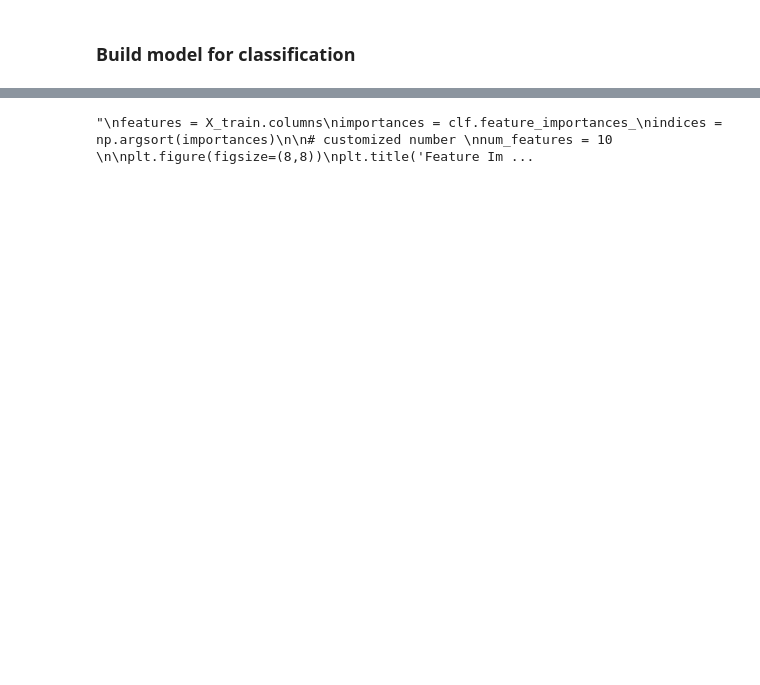
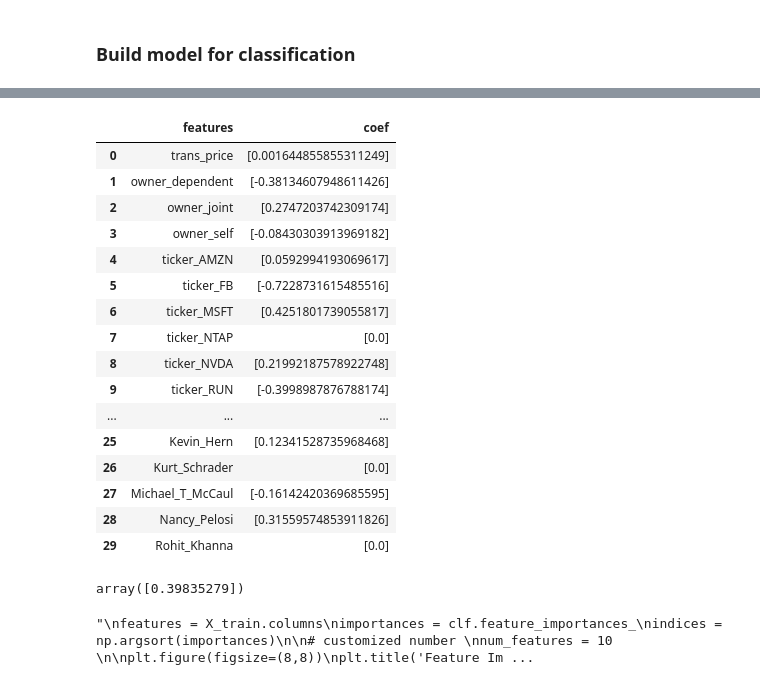
Before and after one commit to MSIA/2022-msia423-Dhatwalia-Narin-project, a Jupyter notebook: notebooks/develop/Dataset Testing .ipynb, the cells around one changed output, grey strips where cells are left out. Saved outputs shown, nothing was run; the diff lists cells and outputs as text; code cells hidden in the pictures; blank space fills up the shorter version.

```diff
--- a/notebooks/develop/Dataset Testing .ipynb
+++ b/notebooks/develop/Dataset Testing .ipynb
@@ -301,3 +336,27 @@ metrics.plot_roc_curve(clf, X_test, y_test)
+# %%
+pd.DataFrame(zip(X_train.columns, np.transpose(clf.coef_)), columns=['features', 'coef'])
+# %% [output]
+|  | features | coef |
+| 0 | trans_price | [0.001644855855311249] |
+| 1 | owner_dependent | [-0.38134607948611426] |
+| 2 | owner_joint | [0.2747203742309174] |
+| 3 | owner_self | [-0.08430303913969182] |
+| 4 | ticker_AMZN | [0.0592994193069617] |
+| 5 | ticker_FB | [-0.7228731615485516] |
+| 6 | ticker_MSFT | [0.4251801739055817] |
+| 7 | ticker_NTAP | [0.0] |
+| 8 | ticker_NVDA | [0.21992187578922748] |
+| 9 | ticker_RUN | [-0.3998987876788174] |
+| ... | ... | ... |
+| 25 | Kevin_Hern | [0.12341528735968468] |
+| 26 | Kurt_Schrader | [0.0] |
+| 27 | Michael_T_McCaul | [-0.16142420369685595] |
+| 28 | Nancy_Pelosi | [0.31559574853911826] |
+| 29 | Rohit_Khanna | [0.0] |
+# %%
+clf.intercept_
+# %% [output]
+array([0.39835279])
 # %%
 #Feature Imp - Only for RF and DT
 """
```
Also changed, not shown: parts of 18 cells of this notebook, 4 other files.
